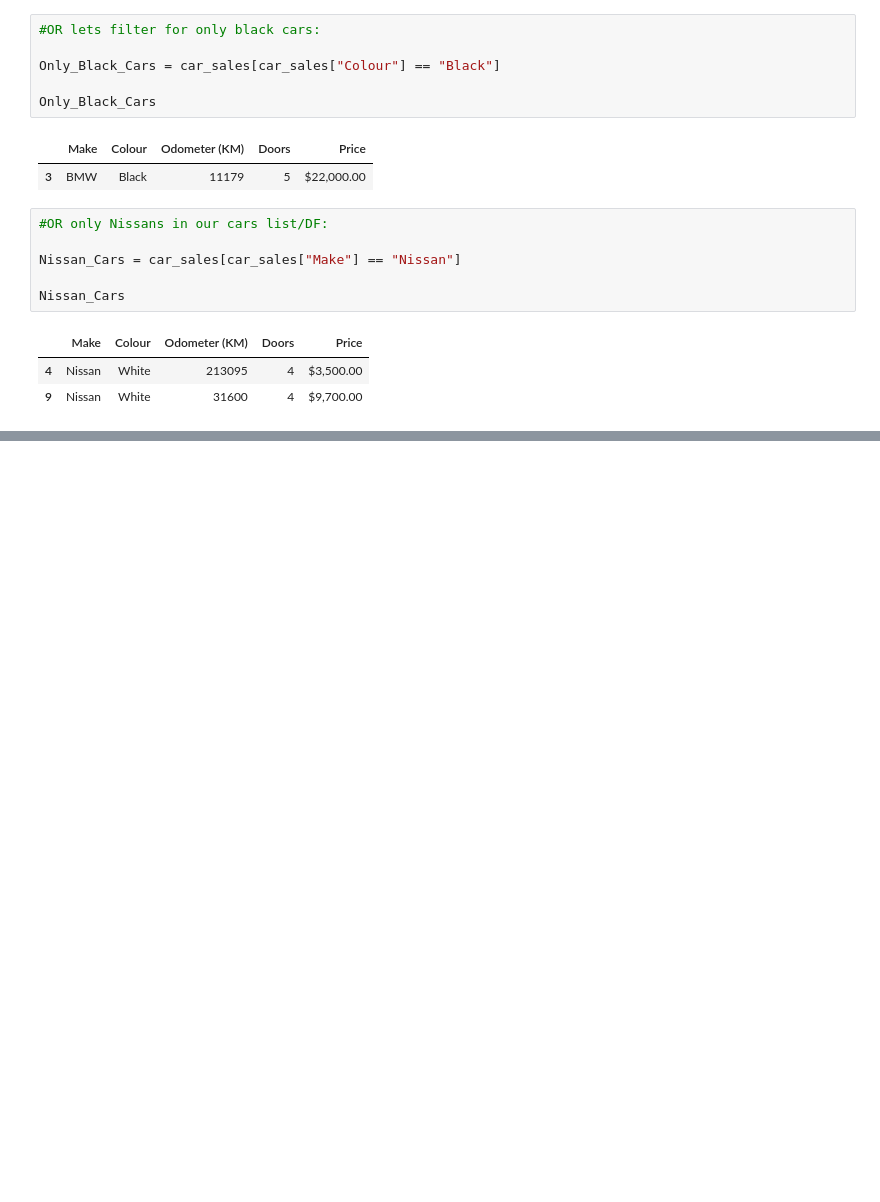
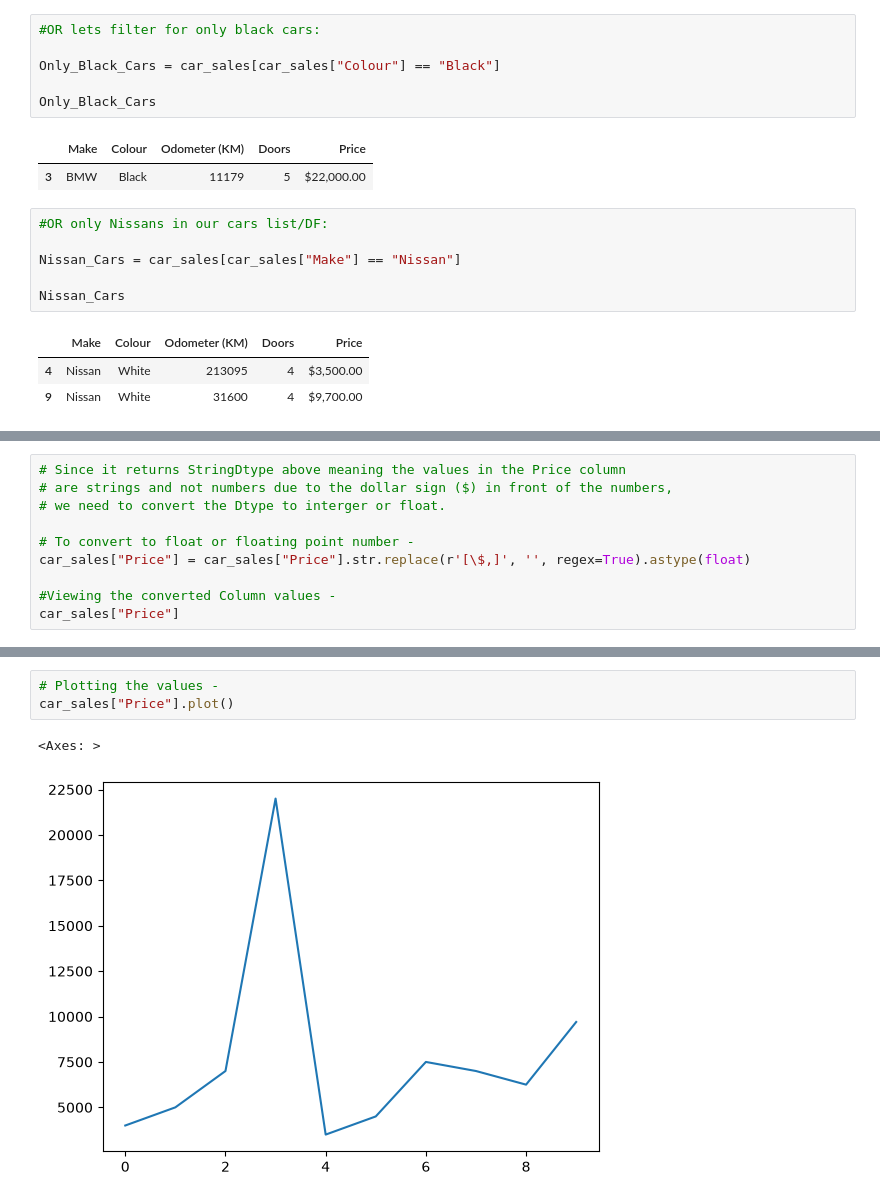
Before and after one commit to PokaYoke-Anootosh/poka_yoke_pyDojo, a Jupyter notebook: 02_Intro_to_PANDAS.ipynb, the cells around one changed output, grey strips where cells are left out. Drawn from its saved outputs; the diff is of its cells as text; blank space fills up the shorter version.

```diff
--- a/02_Intro_to_PANDAS.ipynb
+++ b/02_Intro_to_PANDAS.ipynb
@@ -387,0 +465,10 @@ Nissan_Cars
+# %%
+# Since it returns StringDtype above meaning the values in the Price column
+# are strings and not numbers due to the dollar sign ($) in front of the numbers,
+# we need to convert the Dtype to interger or float.
+
+# To convert to float or floating point number -
+car_sales["Price"] = car_sales["Price"].str.replace(r'[\$,]', '', regex=True).astype(float)
+
+#Viewing the converted Column values -
+car_sales["Price"]
@@ -387,0 +487,6 @@ Nissan_Cars
+# %%
+# Plotting the values -
+car_sales["Price"].plot()
+# %% [output]
+<Axes: >
+[figure, added]
```
Also changed, not shown: parts of 19 cells of this notebook, 2 other files.
